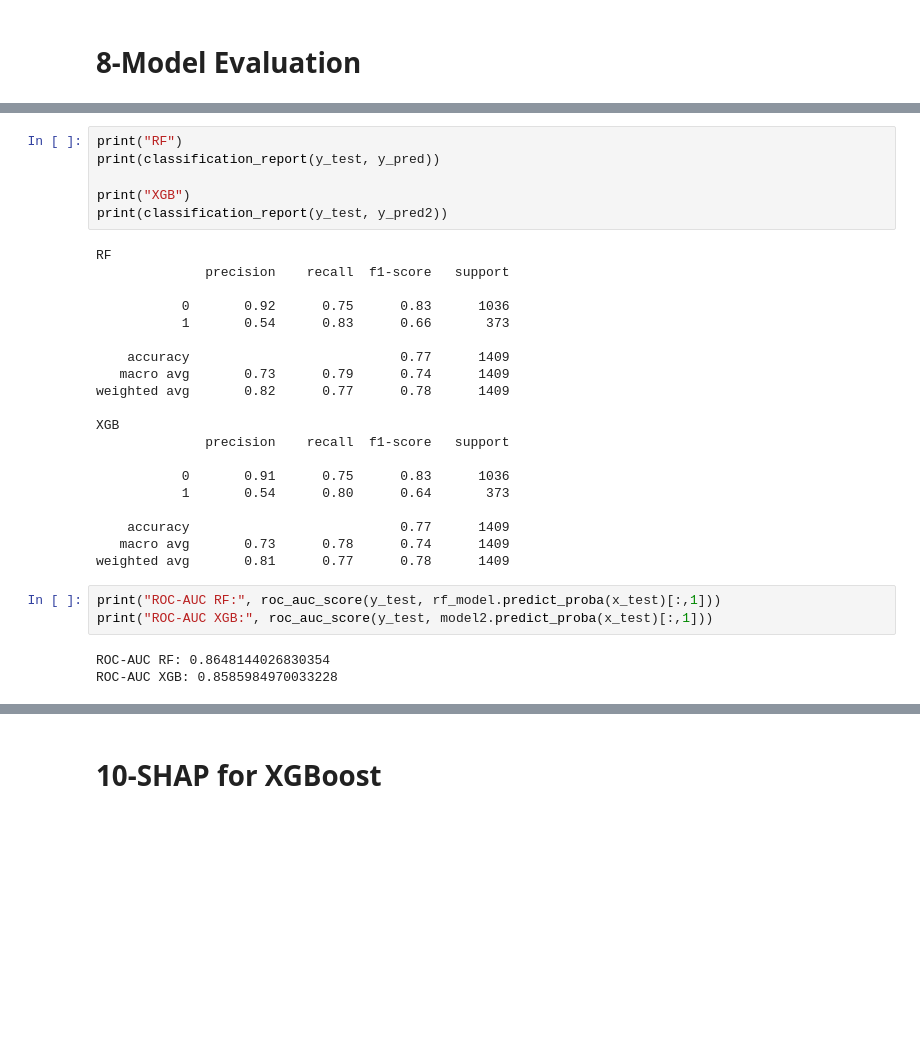
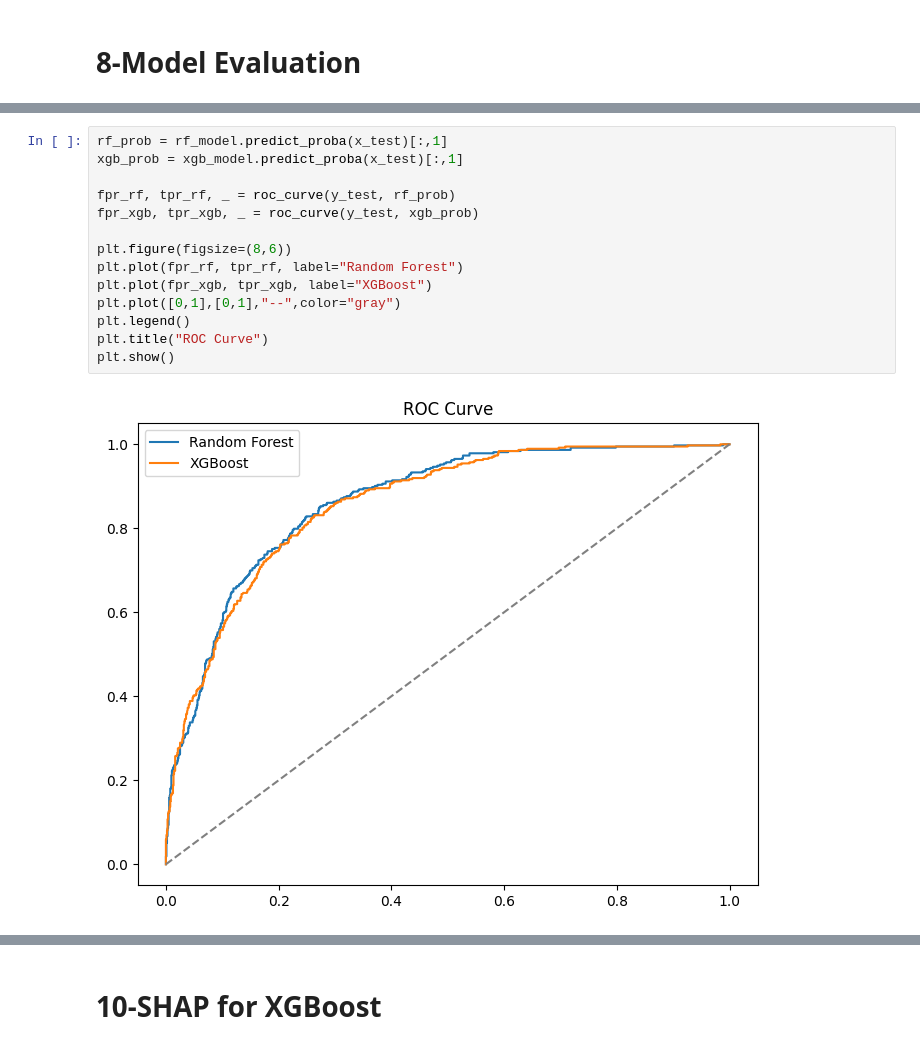
Before and after one commit to Mohamed-amir1/customer-churn-prediction, a Jupyter notebook: Customer_Churn.ipynb, the cells around one changed output, grey strips where cells are left out. Drawn from its saved outputs; the diff is of its cells as text; blank space fills up the shorter version.

```diff
--- a/Customer_Churn.ipynb
+++ b/Customer_Churn.ipynb
@@ -204,33 +224,17 @@ Accuracy for XGBoost: 0.7665010645848119
-# %%
-print("RF")
-print(classification_report(y_test, y_pred))
-
-print("XGB")
-print(classification_report(y_test, y_pred2))
-# %% [output]
-RF
-              precision    recall  f1-score   support
-
-           0       0.92      0.75      0.83      1036
-           1       0.54      0.83      0.66       373
-
-    accuracy                           0.77      1409
-   macro avg       0.73      0.79      0.74      1409
-weighted avg       0.82      0.77      0.78      1409
-
-XGB
-              precision    recall  f1-score   support
-
-           0       0.91      0.75      0.83      1036
-           1       0.54      0.80      0.64       373
-
-    accuracy                           0.77      1409
-   macro avg       0.73      0.78      0.74      1409
-weighted avg       0.81      0.77      0.78      1409
 # %%
-print("ROC-AUC RF:", roc_auc_score(y_test, rf_model.predict_proba(x_test)[:,1]))
-print("ROC-AUC XGB:", roc_auc_score(y_test, model2.predict_proba(x_test)[:,1]))
+rf_prob = rf_model.predict_proba(x_test)[:,1]
+xgb_prob = xgb_model.predict_proba(x_test)[:,1]
+
+fpr_rf, tpr_rf, _ = roc_curve(y_test, rf_prob)
+fpr_xgb, tpr_xgb, _ = roc_curve(y_test, xgb_prob)
+
+plt.figure(figsize=(8,6))
+plt.plot(fpr_rf, tpr_rf, label="Random Forest")
+plt.plot(fpr_xgb, tpr_xgb, label="XGBoost")
+plt.plot([0,1],[0,1],"--",color="gray")
+plt.legend()
+plt.title("ROC Curve")
+plt.show()
 # %% [output]
-ROC-AUC RF: 0.8648144026830354
-ROC-AUC XGB: 0.8585984970033228
+[figure, added]
 # %%
```
Also changed, not shown: parts of 17 cells of this notebook, 1 other file.
